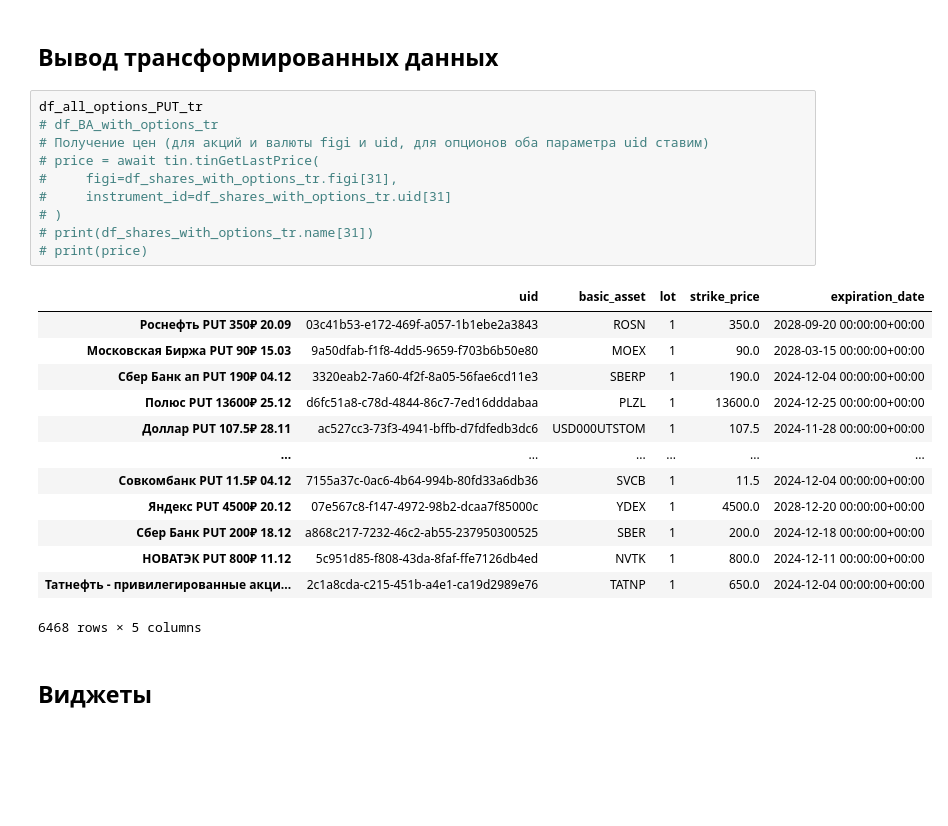
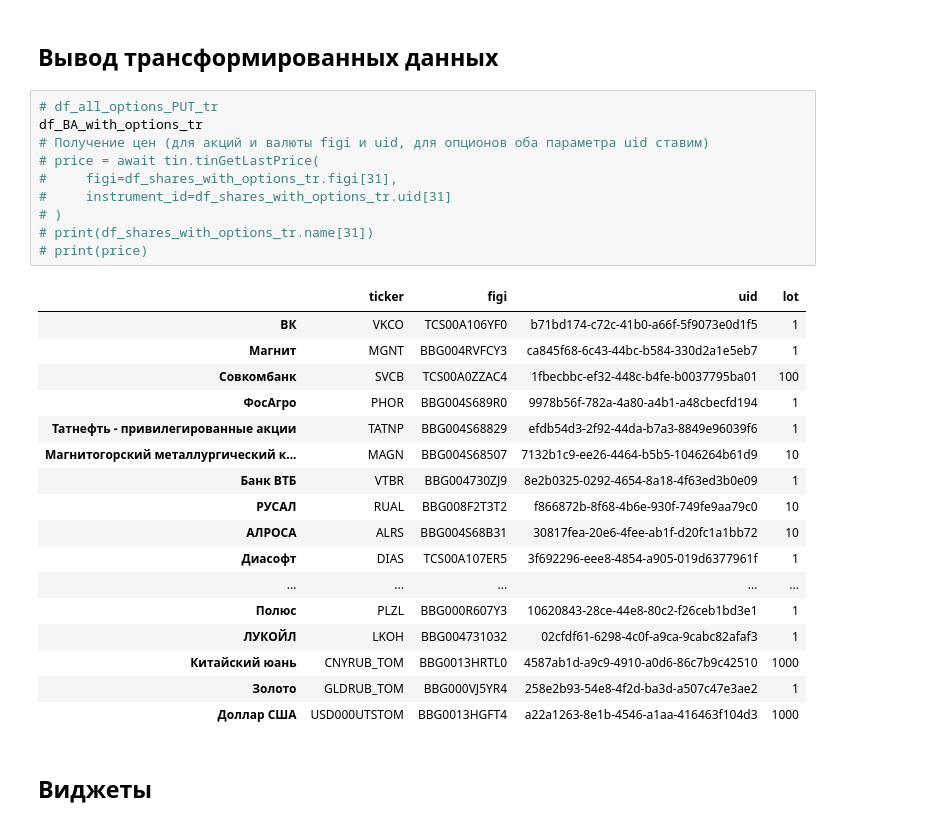
Before and after one commit to UncleVasyafromIzhevsk/TinvestOptions, a Jupyter notebook: educational_db.ipynb, the cells around one changed output. Drawn from its saved outputs; the diff is of its cells as text; blank space fills up the shorter version.

```diff
--- a/educational_db.ipynb
+++ b/educational_db.ipynb
@@ -965,29 +965,33 @@ for n, t, f, u, l in zip(
 # %% [markdown]
 ## Вывод трансформированных данных
 # %%
-df_all_options_PUT_tr
-# df_BA_with_options_tr
+# df_all_options_PUT_tr
+df_BA_with_options_tr
 # Получение цен (для акций и валюты figi и uid, для опционов оба параметра uid ставим)
 # price = await tin.tinGetLastPrice(
 #     figi=df_shares_with_options_tr.figi[31],
 #     instrument_id=df_shares_with_options_tr.uid[31]
 # )
 # print(df_shares_with_options_tr.name[31])
 # print(price)
 # %% [output]
-|  | uid | basic_asset | lot | strike_price | expiration_date |
-| Роснефть PUT 350₽ 20.09 | 03c41b53-e172-469f-a057-1b1ebe2a3843 | ROSN | 1 | 350.0 | 2028-09-20 00:00:00+00:00 |
-| Московская Биржа PUT 90₽ 15.03 | 9a50dfab-f1f8-4dd5-9659-f703b6b50e80 | MOEX | 1 | 90.0 | 2028-03-15 00:00:00+00:00 |
-| Сбер Банк ап PUT 190₽ 04.12 | 3320eab2-7a60-4f2f-8a05-56fae6cd11e3 | SBERP | 1 | 190.0 | 2024-12-04 00:00:00+00:00 |
-| Полюс PUT 13600₽ 25.12 | d6fc51a8-c78d-4844-86c7-7ed16dddabaa | PLZL | 1 | 13600.0 | 2024-12-25 00:00:00+00:00 |
-| Доллар PUT 107.5₽ 28.11 | ac527cc3-73f3-4941-bffb-d7fdfedb3dc6 | USD000UTSTOM | 1 | 107.5 | 2024-11-28 00:00:00+00:00 |
-| ... | ... | ... | ... | ... | ... |
-| Совкомбанк PUT 11.5₽ 04.12 | 7155a37c-0ac6-4b64-994b-80fd33a6db36 | SVCB | 1 | 11.5 | 2024-12-04 00:00:00+00:00 |
-| Яндекс PUT 4500₽ 20.12 | 07e567c8-f147-4972-98b2-dcaa7f85000c | YDEX | 1 | 4500.0 | 2028-12-20 00:00:00+00:00 |
-| Сбер Банк PUT 200₽ 18.12 | a868c217-7232-46c2-ab55-237950300525 | SBER | 1 | 200.0 | 2024-12-18 00:00:00+00:00 |
-| НОВАТЭК PUT 800₽ 11.12 | 5c951d85-f808-43da-8faf-ffe7126db4ed | NVTK | 1 | 800.0 | 2024-12-11 00:00:00+00:00 |
-| Татнефть - привилегированные акци... | 2c1a8cda-c215-451b-a4e1-ca19d2989e76 | TATNP | 1 | 650.0 | 2024-12-04 00:00:00+00:00 |
+|  | ticker | figi | uid | lot |
+| ВК | VKCO | TCS00A106YF0 | b71bd174-c72c-41b0-a66f-5f9073e0d1f5 | 1 |
+| Магнит | MGNT | BBG004RVFCY3 | ca845f68-6c43-44bc-b584-330d2a1e5eb7 | 1 |
+| Совкомбанк | SVCB | TCS00A0ZZAC4 | 1fbecbbc-ef32-448c-b4fe-b0037795ba01 | 100 |
+| ФосАгро | PHOR | BBG004S689R0 | 9978b56f-782a-4a80-a4b1-a48cbecfd194 | 1 |
+| Татнефть - привилегированные акции | TATNP | BBG004S68829 | efdb54d3-2f92-44da-b7a3-8849e96039f6 | 1 |
+| Магнитогорский металлургический к... | MAGN | BBG004S68507 | 7132b1c9-ee26-4464-b5b5-1046264b61d9 | 10 |
+| Банк ВТБ | VTBR | BBG004730ZJ9 | 8e2b0325-0292-4654-8a18-4f63ed3b0e09 | 1 |
+| РУСАЛ | RUAL | BBG008F2T3T2 | f866872b-8f68-4b6e-930f-749fe9aa79c0 | 10 |
+| АЛРОСА | ALRS | BBG004S68B31 | 30817fea-20e6-4fee-ab1f-d20fc1a1bb72 | 10 |
+| Диасофт | DIAS | TCS00A107ER5 | 3f692296-eee8-4854-a905-019d6377961f | 1 |
+| ... | ... | ... | ... | ... |
+| Полюс | PLZL | BBG000R607Y3 | 10620843-28ce-44e8-80c2-f26ceb1bd3e1 | 1 |
+| ЛУКОЙЛ | LKOH | BBG004731032 | 02cfdf61-6298-4c0f-a9ca-9cabc82afaf3 | 1 |
+| Китайский юань | CNYRUB_TOM | BBG0013HRTL0 | 4587ab1d-a9c9-4910-a0d6-86c7b9c42510 | 1000 |
+| Золото | GLDRUB_TOM | BBG000VJ5YR4 | 258e2b93-54e8-4f2d-ba3d-a507c47e3ae2 | 1 |
+| Доллар США | USD000UTSTOM | BBG0013HGFT4 | a22a1263-8e1b-4546-a1aa-416463f104d3 | 1000 |
-6468 rows × 5 columns
 # %% [markdown]
 ## Виджеты
 # %%
```
Also changed, not shown: parts of 2 cells of this notebook.
